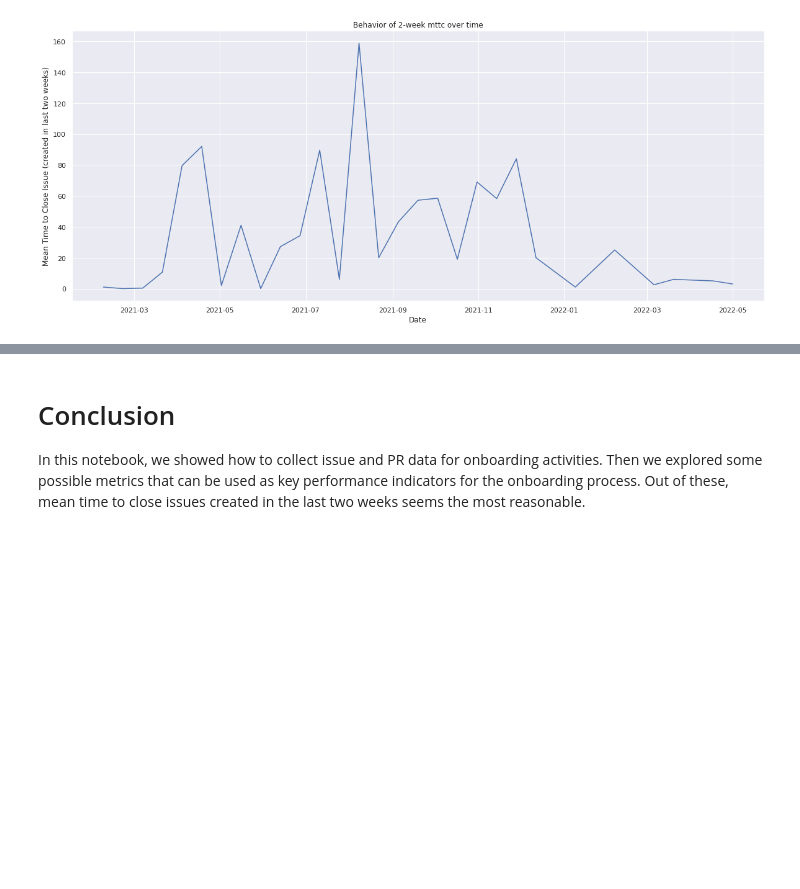
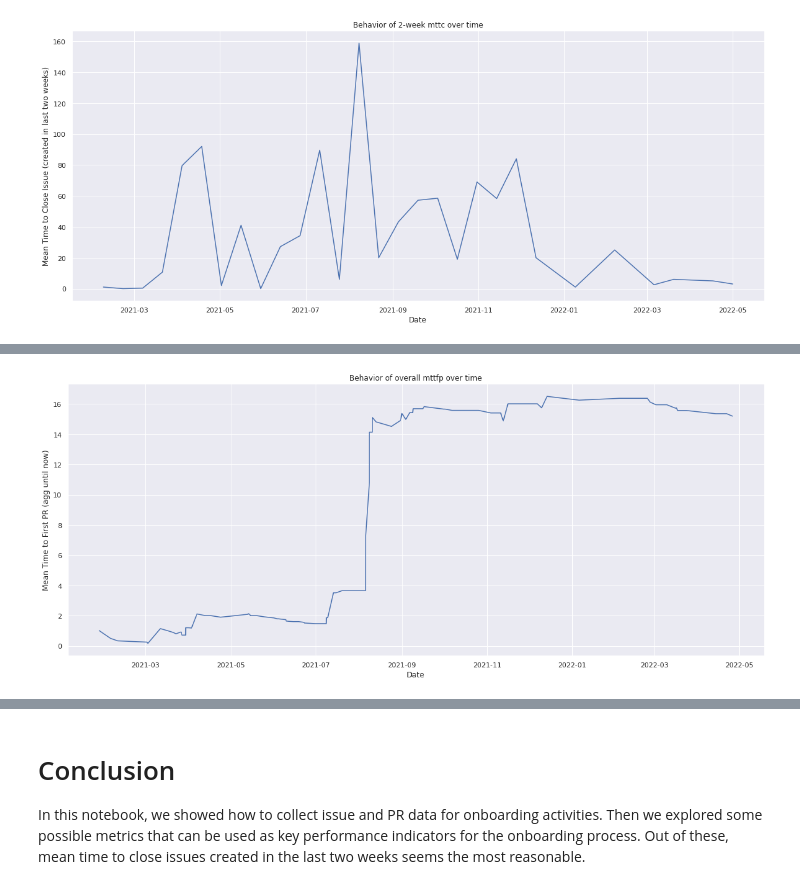
Before and after one commit to operate-first/apps, a Jupyter notebook: notebooks/onboarding-eda.ipynb, the cells around one changed output, grey strips where cells are left out. Cells and saved outputs as stored; diff of their text form; code cells hidden in the pictures; blank space fills up the shorter version.

```diff
--- a/notebooks/onboarding-eda.ipynb
+++ b/notebooks/onboarding-eda.ipynb
@@ -465,0 +506,34 @@ plt.show()
+# %%
+# mean time to first pr open
+def get_first_pr_created_at(prs_list: List[int], prs_df: pd.DataFrame) -> np.datetime64:
+    if len(prs_list) == 0:
+        return pd.NaT
+    else:
+        return prs_df["created_at"][prs_df["id"] == min(prs_list)].values[0]
+
+
+# get dt when first related pr was created
+onboard_issues_df["first_pr_created_at"] = onboard_issues_df["linked_prs"].apply(
+    partial(get_first_pr_created_at, prs_df=onboard_prs_df)
+)
+
+# calculate business days taken to open first PR
+onboard_issues_df["time_to_firstpr_busdays"] = onboard_issues_df.apply(
+    partial(get_business_days_diff, end_col="first_pr_created_at"), axis=1
+)
+# %%
+# calculate running mean of time to first pr in business days
+mttfp_till_now = (
+    onboard_issues_df.sort_values(by="created_at")["time_to_firstpr_busdays"]
+    .expanding()
+    .mean()
+)
+mttfp_till_now = mttfp_till_now.rename("mttfp_till_now")
+
+# merge with rest of df
+onboard_issues_df = onboard_issues_df.merge(
+    mttfp_till_now,
+    left_index=True,
+    right_index=True,
+)
+onboard_issues_df.head()
@@ -465,0 +547,10 @@ plt.show()
+# %%
+# what does the mean time to first pr openn till now look like, over time
+fig, ax = plt.subplots(figsize=(20, 8))
+sns.lineplot(x="created_at", y="mttfp_till_now", data=onboard_issues_df)
+plt.ylabel("Mean Time to First PR (agg until now)")
+plt.xlabel("Date")
+plt.title("Behavior of overall mttfp over time")
+plt.show()
+# %% [output]
+[figure, added]
```
Also changed, not shown: parts of 21 cells of this notebook.
